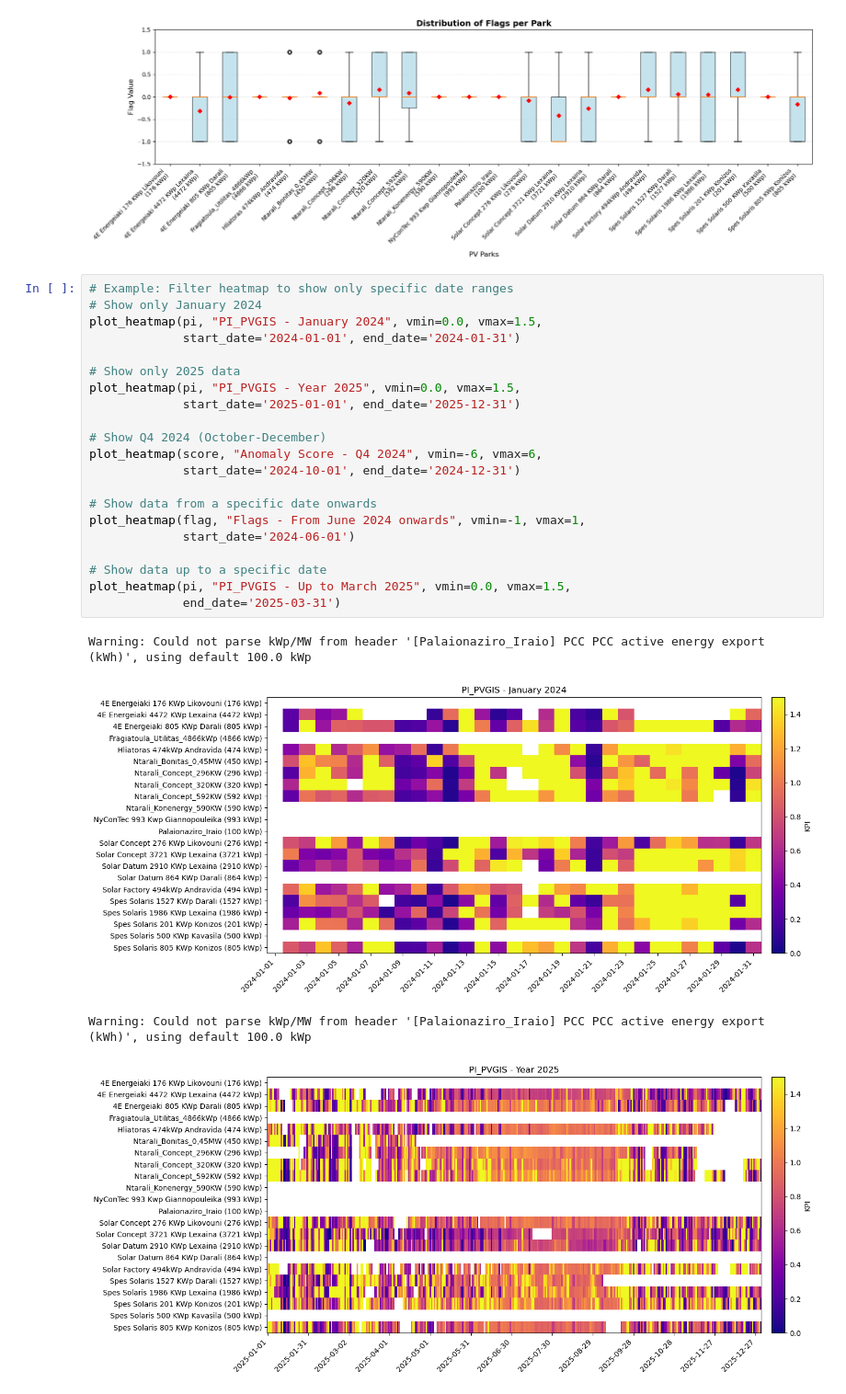
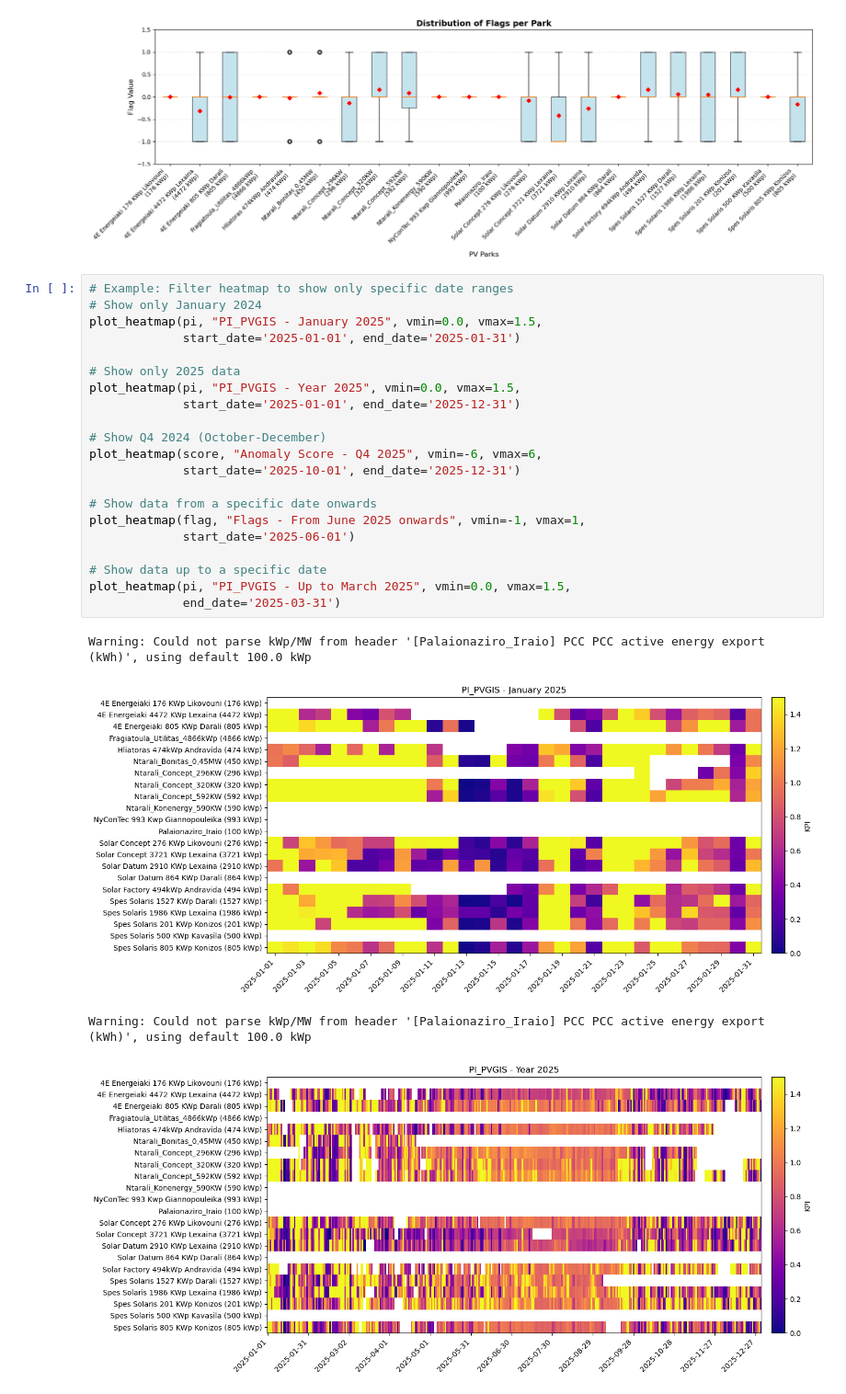
Before and after one commit to steliosvliaros/daily_avg_pv_kpi_heatmap, a Jupyter notebook: notebooks/01_prototype_pvgis_pi_heatmap.ipynb, the cells around one changed output. Shown at 92% size. Cells and saved outputs as stored; diff of their text form.

```diff
--- a/notebooks/01_prototype_pvgis_pi_heatmap.ipynb
+++ b/notebooks/01_prototype_pvgis_pi_heatmap.ipynb
@@ -823,27 +823,27 @@ Warning: Could not parse kWp/MW from header '[Palaionaziro_Iraio] PCC PCC active
 # %%
 # Example: Filter heatmap to show only specific date ranges
 # Show only January 2024
-plot_heatmap(pi, "PI_PVGIS - January 2024", vmin=0.0, vmax=1.5,
-             start_date='2024-01-01', end_date='2024-01-31')
+plot_heatmap(pi, "PI_PVGIS - January 2025", vmin=0.0, vmax=1.5,
+             start_date='2025-01-01', end_date='2025-01-31')
 
 # Show only 2025 data
 plot_heatmap(pi, "PI_PVGIS - Year 2025", vmin=0.0, vmax=1.5,
              start_date='2025-01-01', end_date='2025-12-31')
 
 # Show Q4 2024 (October-December)
-plot_heatmap(score, "Anomaly Score - Q4 2024", vmin=-6, vmax=6,
-             start_date='2024-10-01', end_date='2024-12-31')
+plot_heatmap(score, "Anomaly Score - Q4 2025", vmin=-6, vmax=6,
+             start_date='2025-10-01', end_date='2025-12-31')
 
 # Show data from a specific date onwards
-plot_heatmap(flag, "Flags - From June 2024 onwards", vmin=-1, vmax=1,
-             start_date='2024-06-01')
+plot_heatmap(flag, "Flags - From June 2025 onwards", vmin=-1, vmax=1,
+             start_date='2025-06-01')
 
 # Show data up to a specific date
 plot_heatmap(pi, "PI_PVGIS - Up to March 2025", vmin=0.0, vmax=1.5,
              end_date='2025-03-31')
 # %% [output]
 Warning: Could not parse kWp/MW from header '[Palaionaziro_Iraio] PCC PCC active energy export (kWh)', using default 100.0 kWp
-[figure, old version]
+[figure, new version]
 Warning: Could not parse kWp/MW from header '[Palaionaziro_Iraio] PCC PCC active energy export (kWh)', using default 100.0 kWp
 [figure]
 Warning: Could not parse kWp/MW from header '[Palaionaziro_Iraio] PCC PCC active energy export (kWh)', using default 100.0 kWp
```
Also changed, not shown: parts of 1 cell of this notebook.
